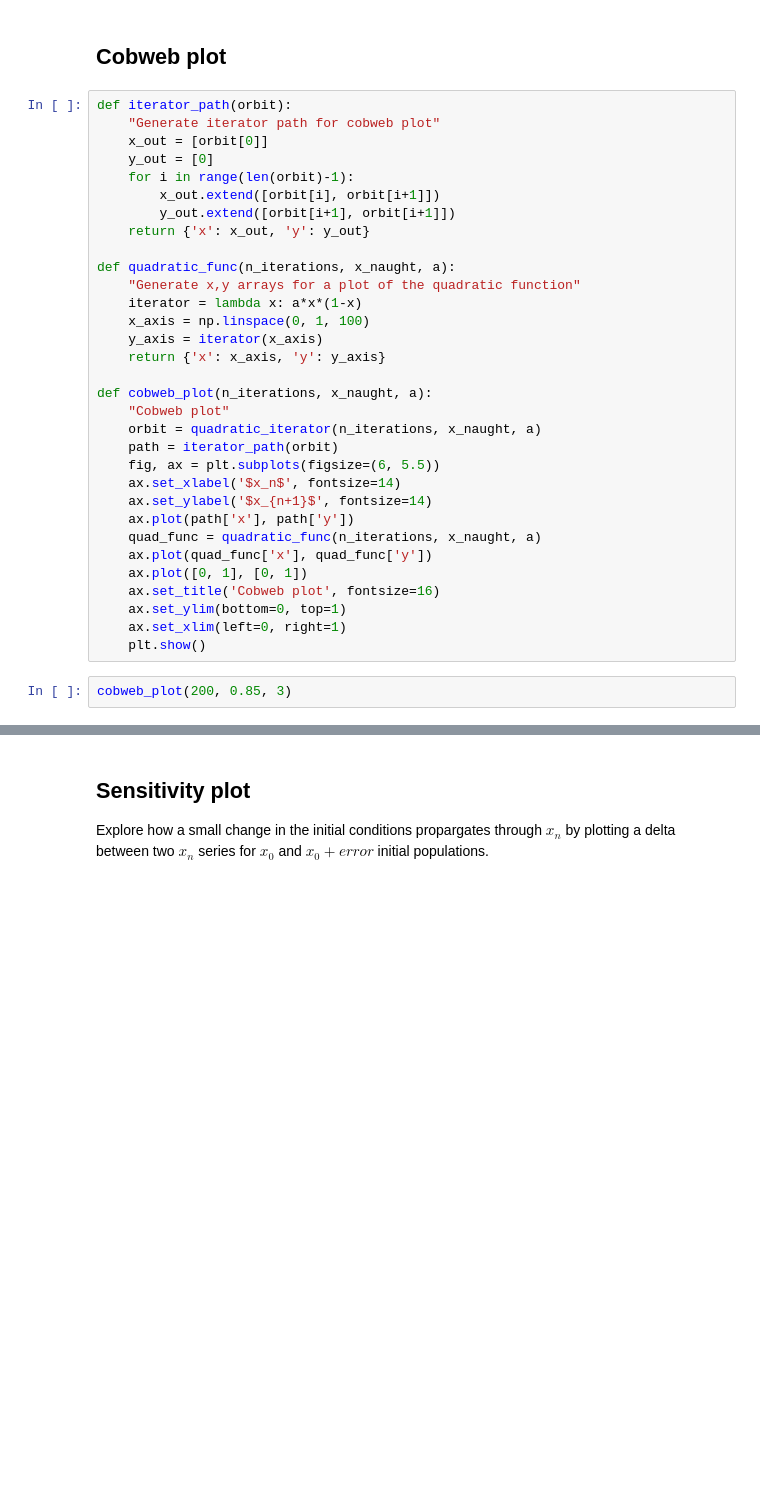
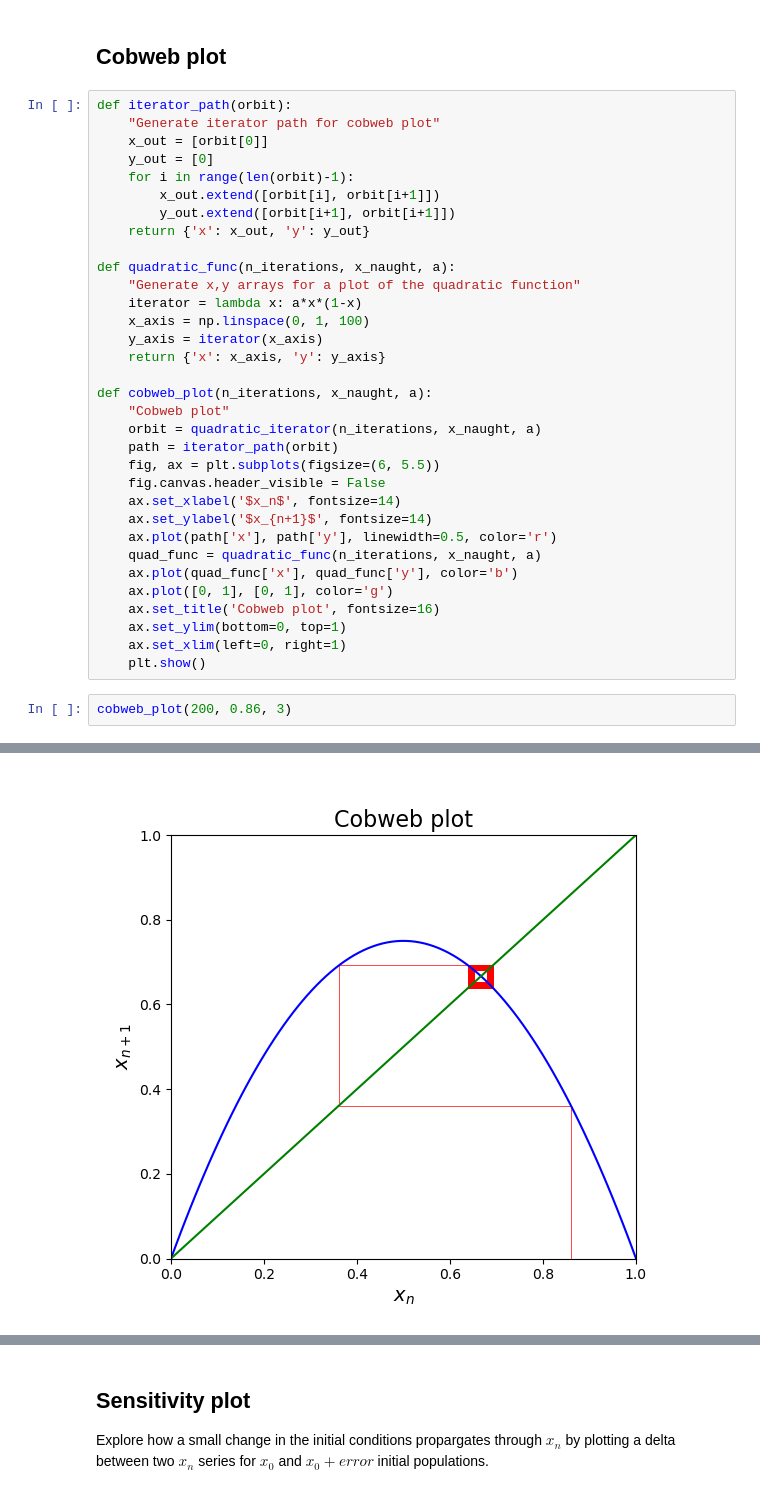
Before and after one commit to kuvychko/numeric_exploration, a Jupyter notebook: logistic_map.ipynb, the cells around one changed output, grey strips where cells are left out. Drawn from its saved outputs; the diff is of its cells as text; blank space fills up the shorter version.

```diff
--- a/logistic_map.ipynb
+++ b/logistic_map.ipynb
@@ -105,16 +114,17 @@ def cobweb_plot(n_iterations, x_naught, a):
     orbit = quadratic_iterator(n_iterations, x_naught, a)
     path = iterator_path(orbit)
     fig, ax = plt.subplots(figsize=(6, 5.5))
+    fig.canvas.header_visible = False
     ax.set_xlabel('$x_n$', fontsize=14)
     ax.set_ylabel('$x_{n+1}$', fontsize=14)
-    ax.plot(path['x'], path['y'])
+    ax.plot(path['x'], path['y'], linewidth=0.5, color='r')
     quad_func = quadratic_func(n_iterations, x_naught, a)
-    ax.plot(quad_func['x'], quad_func['y'])
-    ax.plot([0, 1], [0, 1])
+    ax.plot(quad_func['x'], quad_func['y'], color='b')
+    ax.plot([0, 1], [0, 1], color='g')
     ax.set_title('Cobweb plot', fontsize=16)
     ax.set_ylim(bottom=0, top=1)
     ax.set_xlim(left=0, right=1)
     plt.show()
 # %%
-cobweb_plot(200, 0.85, 3)
+cobweb_plot(200, 0.86, 3)
 # %% [output]
@@ -123 +131,2 @@ cobweb_plot(200, 0.85, 3)
+[figure, added]
 # %%
```
Also changed, not shown: parts of 18 cells of this notebook, 2 other files.
